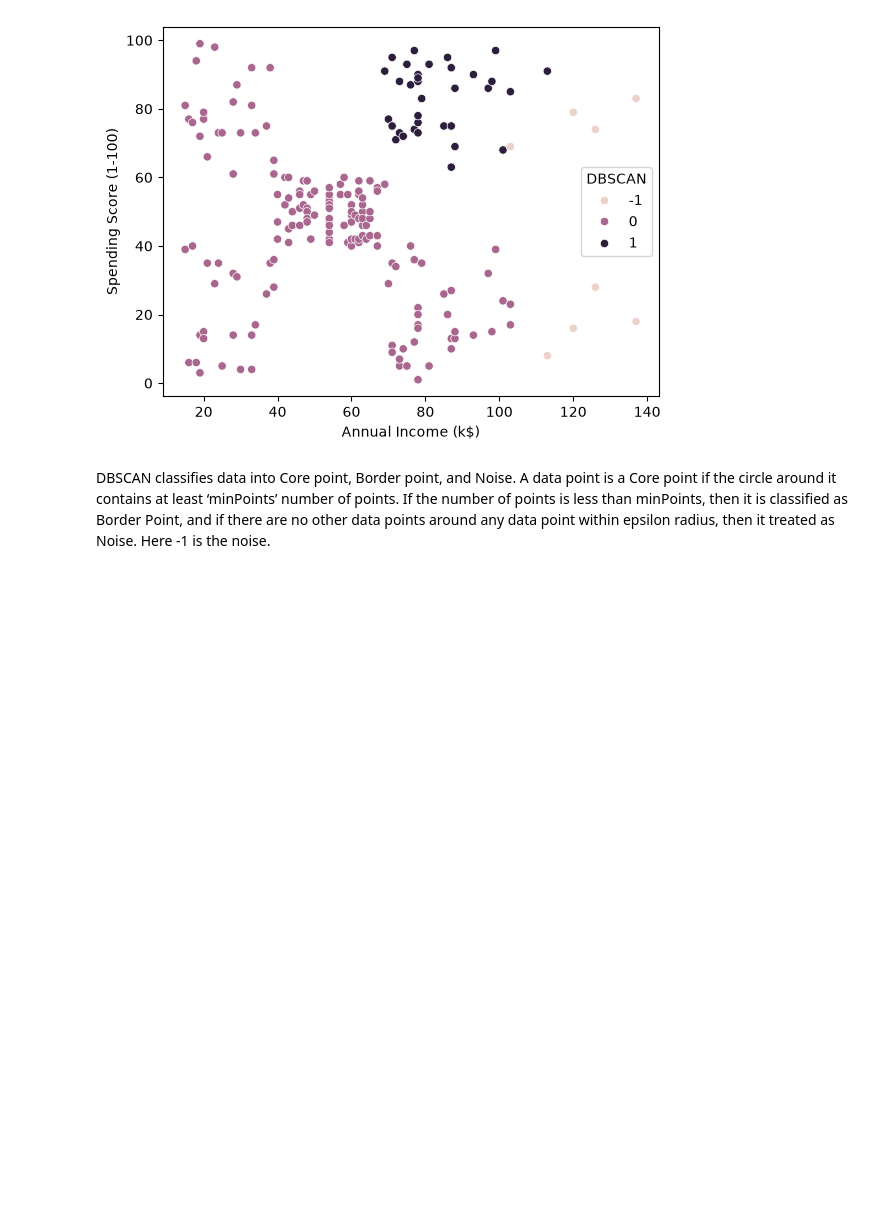
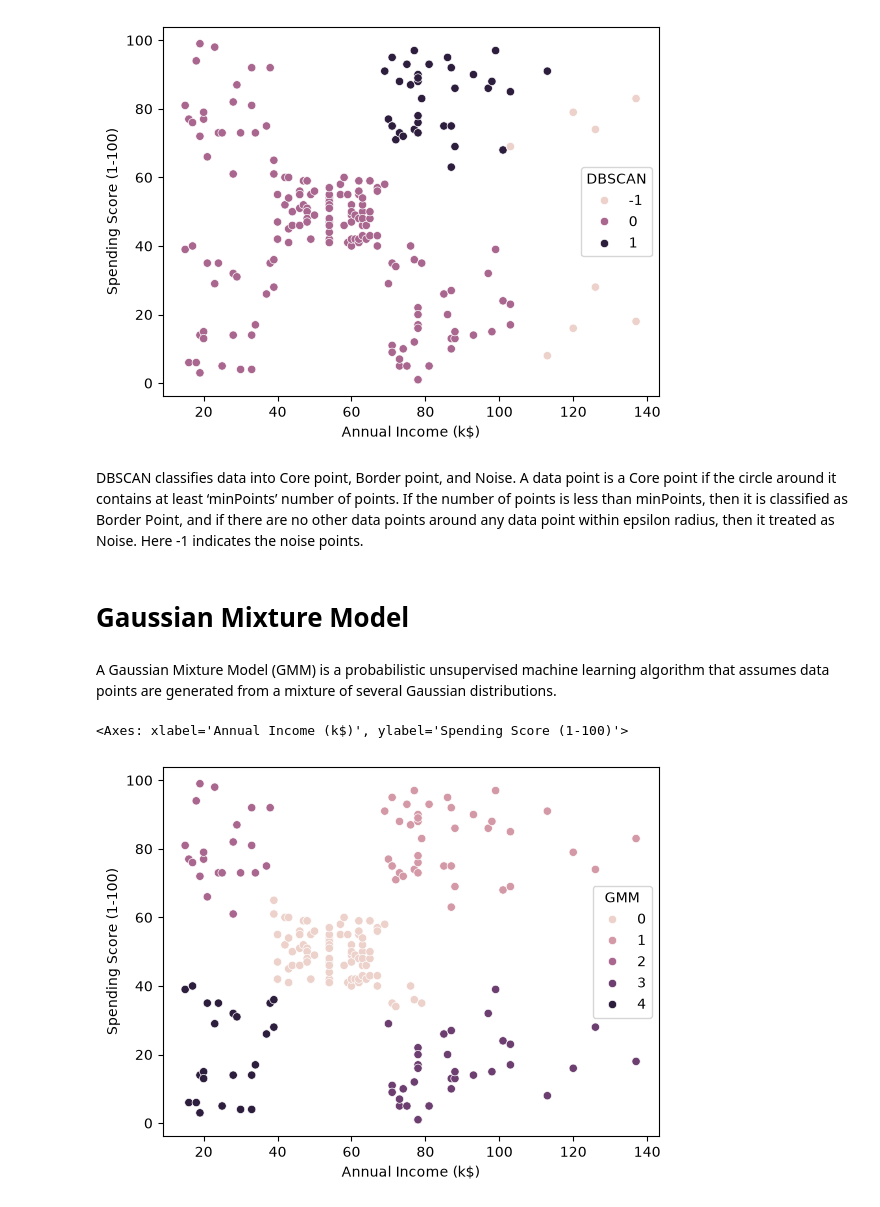
Before and after one commit to shy942/ML-exploration, a Jupyter notebook: notebooks/05_Clustering.ipynb, the cells around one changed output. Saved outputs shown, nothing was run; the diff lists cells and outputs as text; code cells hidden in the pictures; blank space fills up the shorter version.

Commit message:
05_Clustering.ipynb is updated

```diff
--- a/notebooks/05_Clustering.ipynb
+++ b/notebooks/05_Clustering.ipynb
@@ -234,4 +234,25 @@ sns.scatterplot(
 [figure]
 # %% [markdown]
 DBSCAN classifies data into Core point, Border point, and Noise. A data point is a Core point if the circle around it contains at least ‘minPoints’ number of points. If the number of points is less than minPoints, then it is classified as Border Point, and if there are no other data points around any data point within epsilon radius, then it treated as Noise.
-Here -1 is the noise.
+Here -1 indicates the noise points.
+# %% [markdown]
+# Gaussian Mixture Model
+# %% [markdown]
+A Gaussian Mixture Model (GMM) is a probabilistic unsupervised machine learning algorithm that assumes data points are generated from a mixture of several Gaussian distributions.
+# %%
+# Gaussian Mixture Model
+# Cluster Shape: K-Means assumes spherical clusters.
+# GMM utilizes covariance matrices, allowing it to model elliptical shapes and clusters of different sizes.
+gmm = GaussianMixture(n_components=5, random_state=42)
+
+df['GMM'] = gmm.fit_predict(X_scaled)
+# %%
+sns.scatterplot(
+    data=df,
+    x="Annual Income (k$)",
+    y="Spending Score (1-100)",
+    hue="GMM"
+)
+# %% [output]
+<Axes: xlabel='Annual Income (k$)', ylabel='Spending Score (1-100)'>
+[figure, added]
```
Also changed, not shown: parts of 2 cells of this notebook.
